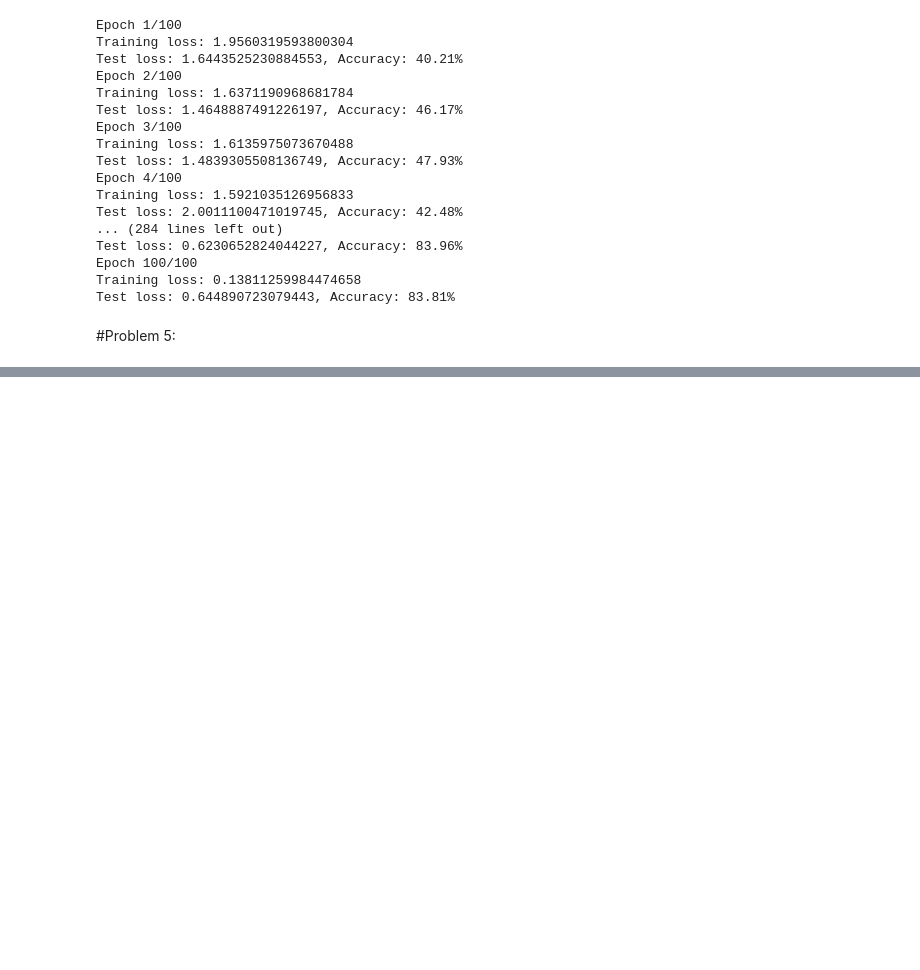
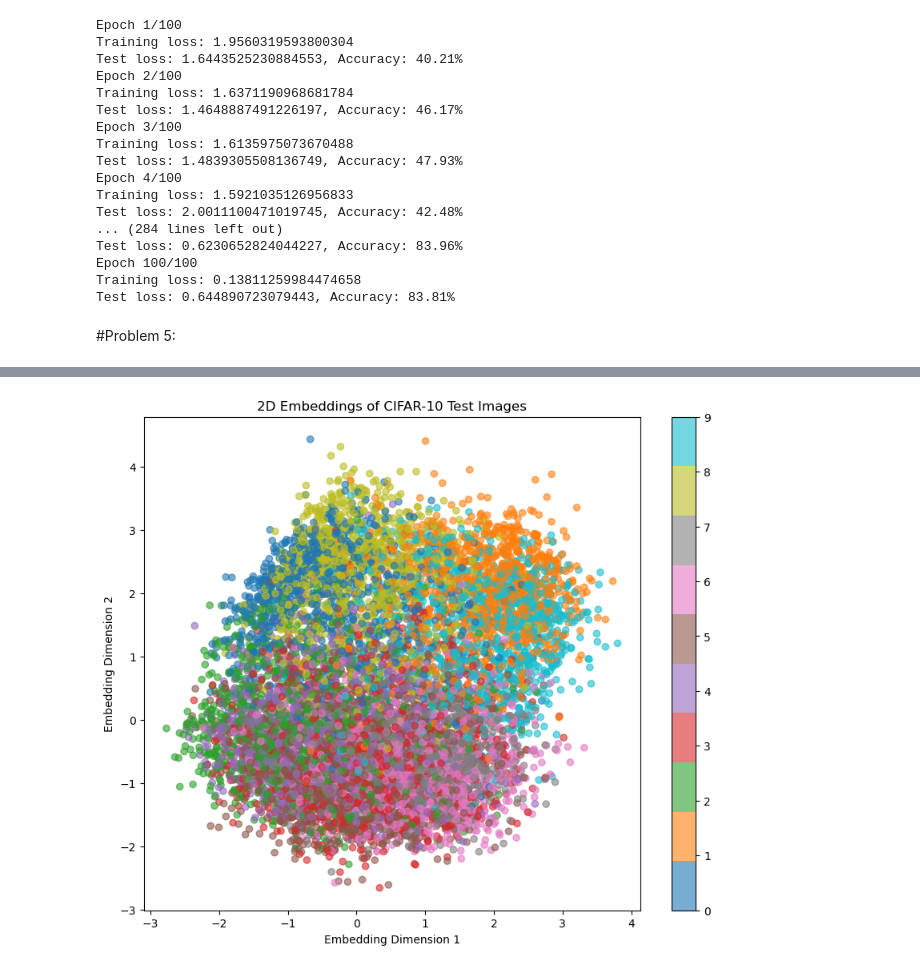
Before and after one commit to pavspatel7/DL_HW3, a Jupyter notebook: HW3.ipynb, the cells around one changed output, grey strips where cells are left out. Saved outputs shown, nothing was run; the diff lists cells and outputs as text; code cells hidden in the pictures; blank space fills up the shorter version.

```diff
--- a/HW3.ipynb
+++ b/HW3.ipynb
@@ -1381,0 +1346,4 @@ centroids = plot_centroids(all_embeddings, all_labels)
+# %%
+plot_embeddings()
+# %% [output]
+[figure, added]
```
Also changed, not shown: parts of 13 cells of this notebook.
